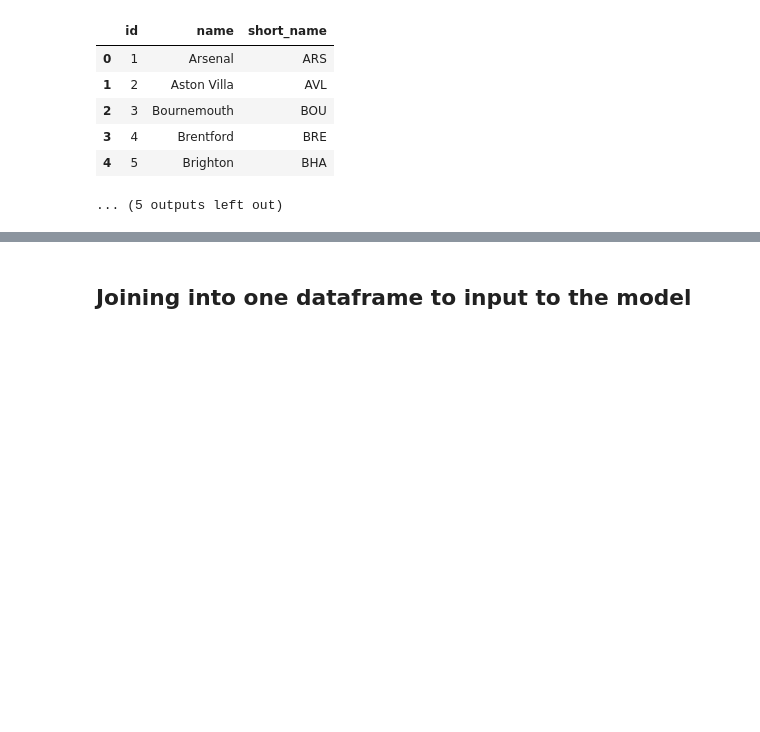
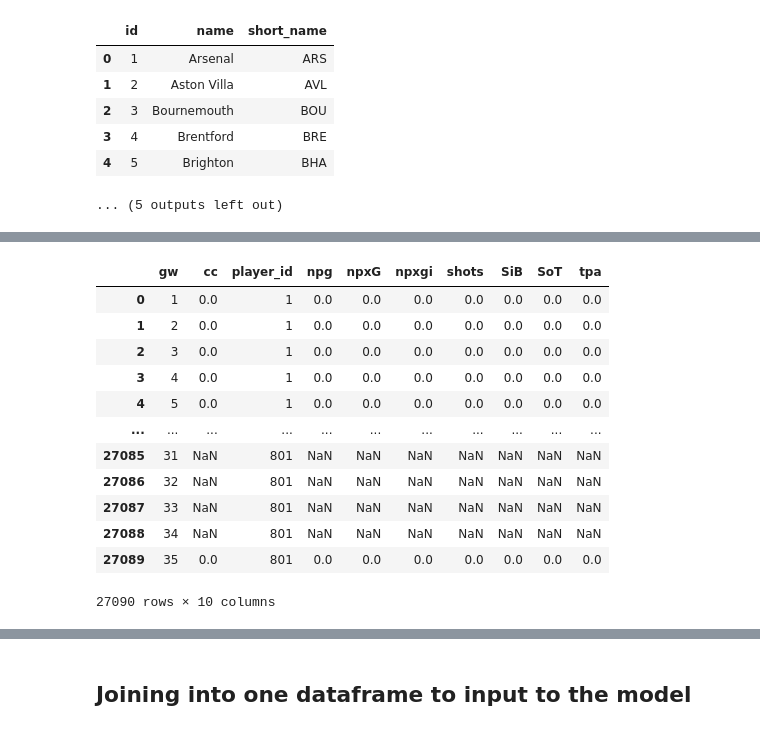
Before and after one commit to samikayyal/FPL-Predictor, a Jupyter notebook: preproccessing.ipynb, the cells around one changed output, grey strips where cells are left out. Saved outputs shown, nothing was run; the diff lists cells and outputs as text; code cells hidden in the pictures; blank space fills up the shorter version.

```diff
--- a/preproccessing.ipynb
+++ b/preproccessing.ipynb
@@ -51,0 +72,20 @@ teams_ids.csv
+# %%
+merged_stat_df = None
+for file in os.listdir('stat_data'):
+    stat_df = pd.read_csv(f'stat_data/{file}').drop('web_name', axis=1)
+    if 'web_name' in stat_df.columns:
+        stat_df.drop(columns=['web_name'], inplace=True)
+
+    if stat_df.duplicated(subset=['player_id', 'gw']).any():
+        print(f"Warning: Duplicates found for (player_id, gw) in {file}")
+        continue
+
+    print(stat_df.shape)
+    if merged_stat_df is None:
+        merged_stat_df = stat_df
+    else:
+        merged_stat_df = pd.merge(merged_stat_df, stat_df, on=["player_id", "gw"], how="outer")
+
+    print(merged_stat_df.shape, "after merge with", file)
+
+merged_stat_df.shape
@@ -51,0 +110,16 @@ teams_ids.csv
+# %%
+merged_stat_df
+# %% [output]
+|  | gw | cc | player_id | npg | npxG | npxgi | shots | SiB | SoT | tpa |
+| 0 | 1 | 0.0 | 1 | 0.0 | 0.0 | 0.0 | 0.0 | 0.0 | 0.0 | 0.0 |
+| 1 | 2 | 0.0 | 1 | 0.0 | 0.0 | 0.0 | 0.0 | 0.0 | 0.0 | 0.0 |
+| 2 | 3 | 0.0 | 1 | 0.0 | 0.0 | 0.0 | 0.0 | 0.0 | 0.0 | 0.0 |
+| 3 | 4 | 0.0 | 1 | 0.0 | 0.0 | 0.0 | 0.0 | 0.0 | 0.0 | 0.0 |
+| 4 | 5 | 0.0 | 1 | 0.0 | 0.0 | 0.0 | 0.0 | 0.0 | 0.0 | 0.0 |
+| ... | ... | ... | ... | ... | ... | ... | ... | ... | ... | ... |
+| 27085 | 31 | NaN | 801 | NaN | NaN | NaN | NaN | NaN | NaN | NaN |
+| 27086 | 32 | NaN | 801 | NaN | NaN | NaN | NaN | NaN | NaN | NaN |
+| 27087 | 33 | NaN | 801 | NaN | NaN | NaN | NaN | NaN | NaN | NaN |
+| 27088 | 34 | NaN | 801 | NaN | NaN | NaN | NaN | NaN | NaN | NaN |
+| 27089 | 35 | 0.0 | 801 | 0.0 | 0.0 | 0.0 | 0.0 | 0.0 | 0.0 | 0.0 |
+27090 rows × 10 columns
```
Also changed, not shown: parts of 8 cells of this notebook, 12 other files.
